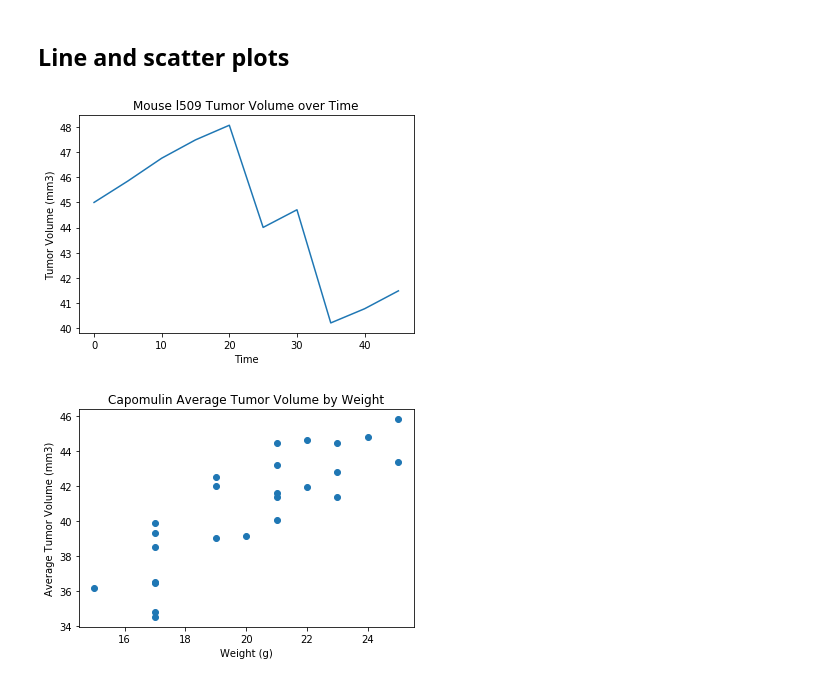
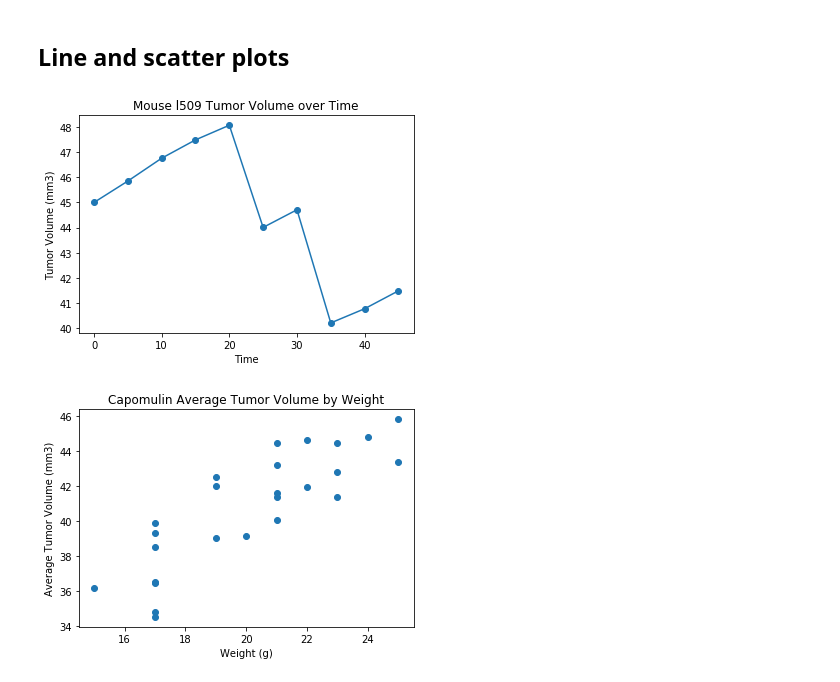
Before and after one commit to nvanlangen/matplotlib-challenge, a Jupyter notebook: Pymaceuticals/pymaceuticals_NVL.ipynb, the cells around one changed output. Cells and saved outputs as stored; diff of their text form; code cells hidden in the pictures.

```diff
--- a/Pymaceuticals/pymaceuticals_NVL.ipynb
+++ b/Pymaceuticals/pymaceuticals_NVL.ipynb
@@ -253,18 +258,18 @@ plt.show()
 # %%
 # Generate a line plot of time point versus tumor volume for a mouse treated with Capomulin
 # Create a DataFrame for Mouse ID l509
 single_mouse_df = combined_df.loc[combined_df["Mouse ID"] == "l509"]
 
 # Create line plot of Tumor Voulume over Time for the Mouse l509
-plt.plot(single_mouse_df["Timepoint"],single_mouse_df["Tumor Volume (mm3)"])
+plt.plot(single_mouse_df["Timepoint"],single_mouse_df["Tumor Volume (mm3)"],marker="o")
 plt.xlabel("Time")
 plt.ylabel("Tumor Volume (mm3)")
 plt.title("Mouse l509 Tumor Volume over Time")
 
 # Display the plot
 plt.show()
 # %% [output]
-[figure, old version]
+[figure, new version]
 # %%
 # Generate a scatter plot of mouse weight versus average tumor volume for the Capomulin regimen
 
```
Also changed, not shown: parts of 5 cells of this notebook.
